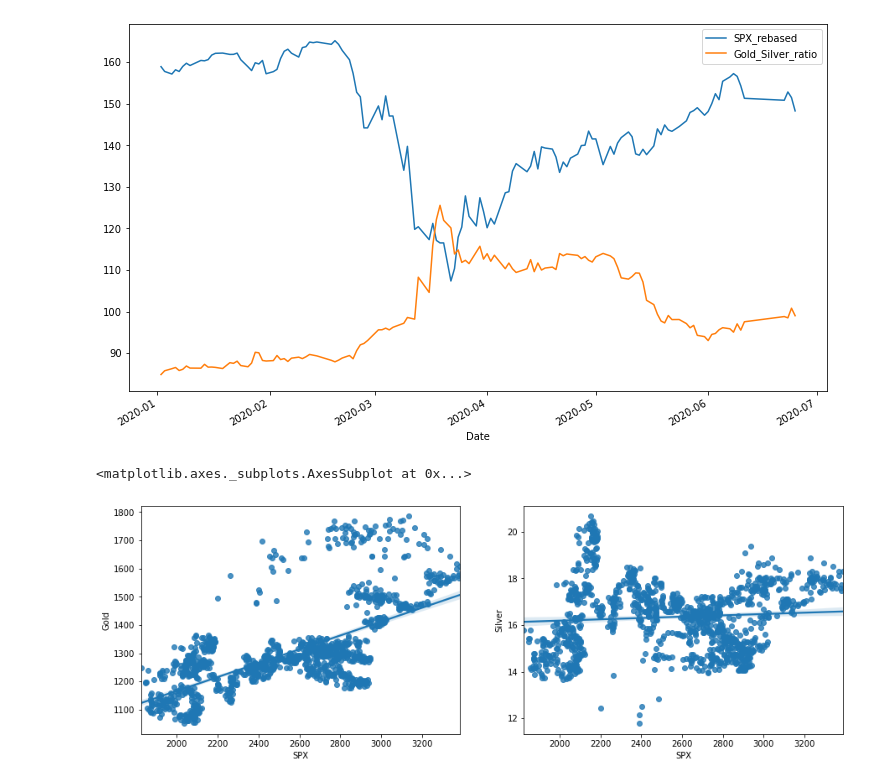
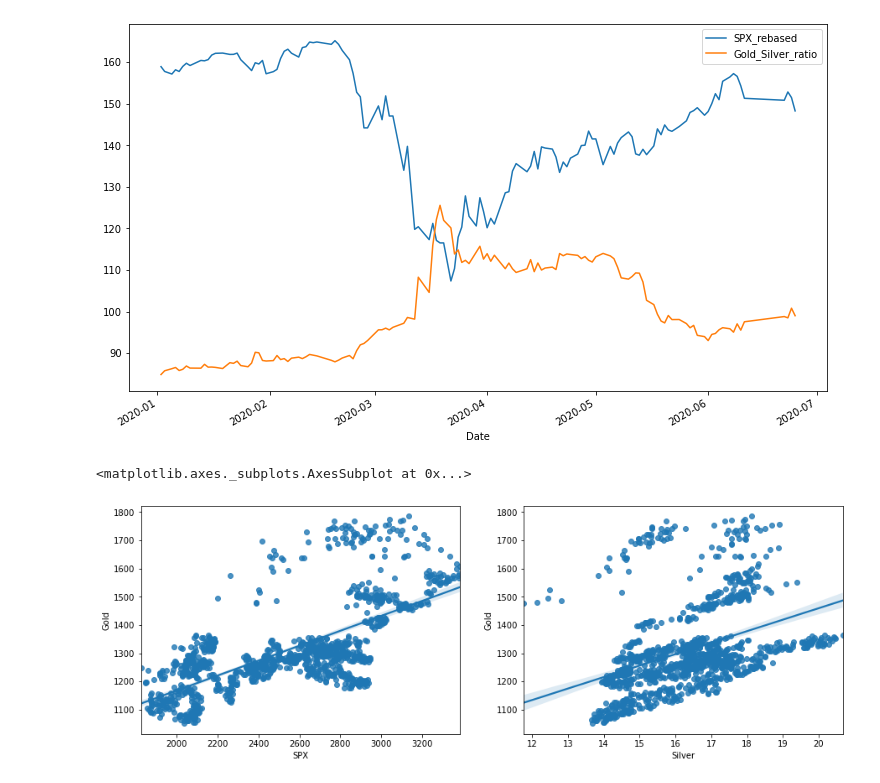
Before and after one commit to piotr-de/markets-ai, a Jupyter notebook: api_test.ipynb, the cells around one changed output. Saved outputs shown, nothing was run; the diff lists cells and outputs as text; code cells hidden in the pictures.

```diff
--- a/api_test.ipynb
+++ b/api_test.ipynb
@@ -97,9 +98,11 @@ spx_metals.loc["2020-01-01":, ["SPX_rebased", "Gold_Silver_ratio"]].plot(figsize
 # %%
 plt.figure(figsize=(15, 5))
 plt.subplot(1,2,1)
-sns.regplot("SPX", "Gold", data=spx_metals, robust=True)
+sns.regplot("SPX", "Gold", data=spx_metals)
 plt.subplot(1,2,2)
-sns.regplot("SPX", "Silver", data=spx_metals)
+sns.regplot("Silver", "Gold", data=spx_metals)
+spx_gold_regression = smf.ols(formula="SPX ~ Gold", data=spx_metals).fit()
+mspx_gold_regression.
 # %% [output]
 <matplotlib.axes._subplots.AxesSubplot at 0x...>
-[figure, old version]
+[figure, new version]
```
Also changed, not shown: parts of 1 cell of this notebook.
